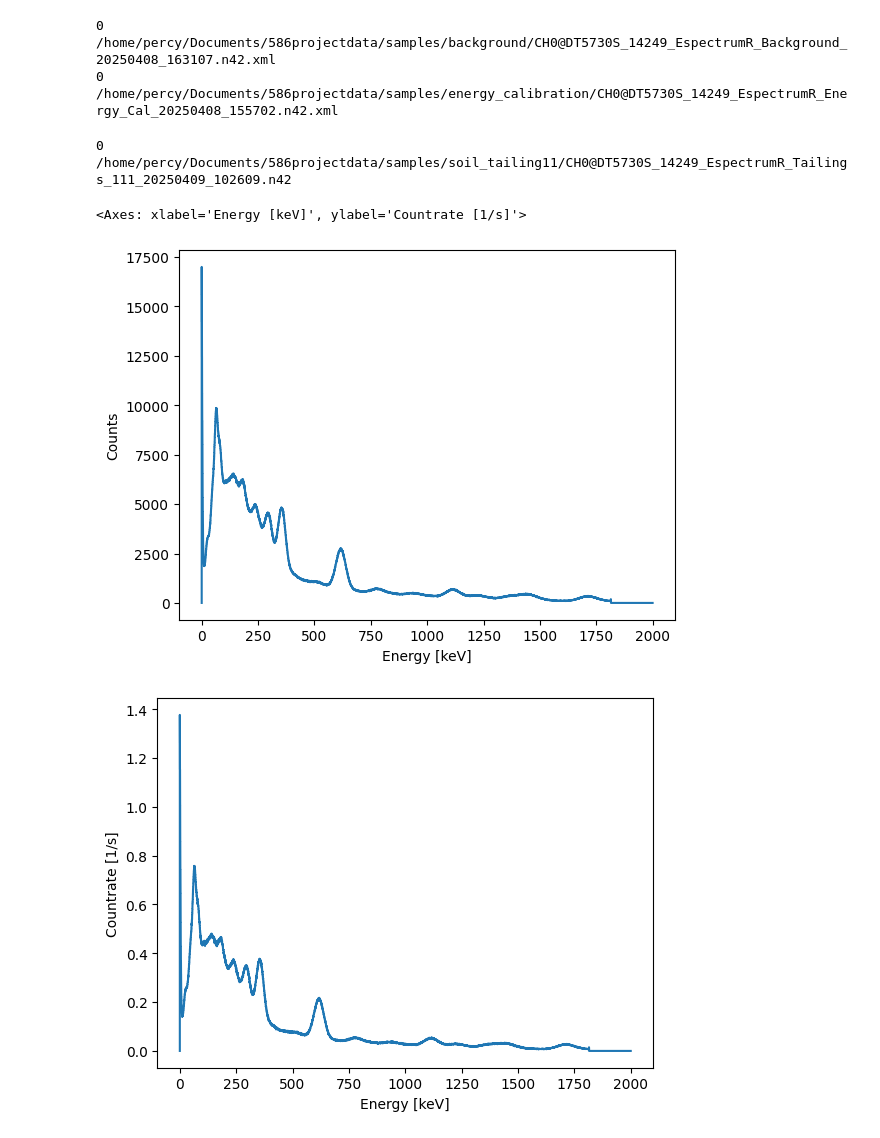
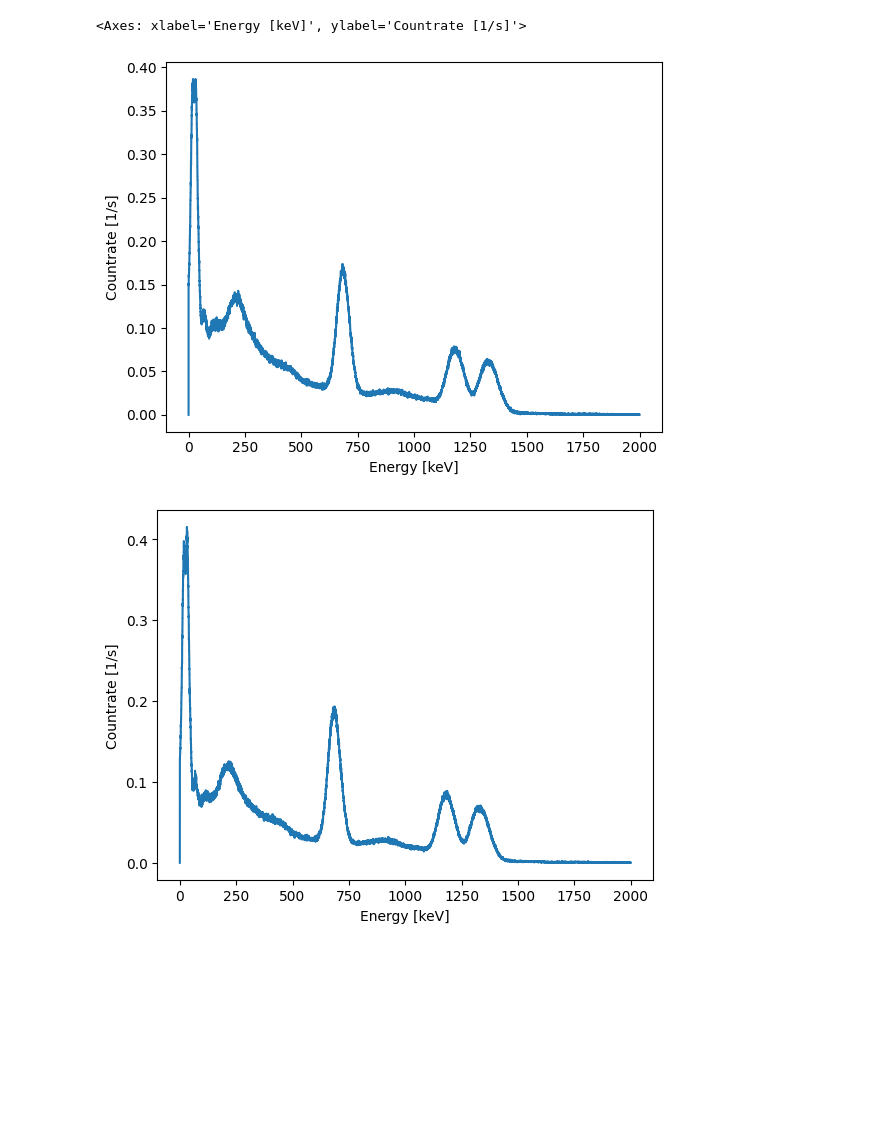
Before and after one commit to tunkleo/ners586soil, a Jupyter notebook: testground.ipynb, the cells around one changed output. Cells and saved outputs as stored; diff of their text form; code cells hidden in the pictures; blank space fills up the shorter version.

```diff
--- a/testground.ipynb
+++ b/testground.ipynb
@@ -9,31 +9,37 @@ from soilproject import *
-# %%
-background_n42_files = get_n42_paths("background")
-calibration_n42_files = get_n42_paths("energy_calibration")
-soil_tailings_n42_files = get_n42_paths("soil_tailing3")
-
-# read n42 files from sword 0
-background_spectra = [read_n42(file) for file in background_n42_files if get_sword_num(file) == 0]
-calibration_spectra = [read_n42(file) for file in calibration_n42_files if get_sword_num(file) == 0]
-soil_tailings_spectra = [read_n42(file) for file in soil_tailings_n42_files if get_sword_num(file) == 0]
-
-# print(calibration_spectra[0])
-# print(background_spectra[0])
-
-# diff = calibration_spectra[0] - background_spectra[0]
-
-
-soil_tailings_spectra[0].plot()
-
-diff = soil_tailings_spectra[0] - background_spectra[0]
-
-diff.plot()
-# %% [output]
-0
-/home/percy/Documents/586projectdata/samples/background/CH0@DT5730S_14249_EspectrumR_Background_20250408_163107.n42.xml
-0
-/home/percy/Documents/586projectdata/samples/energy_calibration/CH0@DT5730S_14249_EspectrumR_Energy_Cal_20250408_155702.n42.xml
-0
-/home/percy/Documents/586projectdata/samples/soil_tailing11/CH0@DT5730S_14249_EspectrumR_Tailings_111_20250409_102609.n42
-<Axes: xlabel='Energy [keV]', ylabel='Countrate [1/s]'>
-[figure, removed]
-[figure, removed]
+# %%
+bottle_1 = utils.get_corrected_spectrum("serial_2275411")
+bottle_2 = utils.get_corrected_spectrum("serial_2275412")
+bottle_3 = utils.get_corrected_spectrum("serial_2339311")
+bottle_4 = utils.get_corrected_spectrum("serial_2339312")
+bottle_5 = utils.get_corrected_spectrum("serial_2339314")
+
+bottle_1.plot()
+bottle_2.plot()
+bottle_3.plot()
+bottle_4.plot()
+bottle_5.plot()
+
+# soil_1 = utils.get_corrected_spectrum("soil_tailing11")
+# soil_1.plot()
+
+# soil_1_uncorrect = utils.get_uncorrected_spectrum("soil_tailing11")
+# soil_1_uncorrect.plot()
+
+# juicer = utils.get_corrected_spectrum("antique_juicer")
+# juicer.plot()
+
+# mug = utils.get_corrected_spectrum("antique_mug")
+# mug.plot()
+# mug_uncorrect = utils.get_uncorrected_spectrum("antique_mug")
+# mug_uncorrect.plot()
+
+# watch = utils.get_corrected_spectrum("antique_watch")
+# watch.plot()
+
+# soil_low = utils.get_corrected_spectrum("soil_tailing11")
+# soil_medium = utils.get_corrected_spectrum("soil_tailing3")
+# soil_high = utils.get_corrected_spectrum("soil_openpit")
+# %% [output]
+<Axes: xlabel='Energy [keV]', ylabel='Countrate [1/s]'>
+[figure, added]
+[figure, added]
```
Also changed, not shown: parts of 8 cells of this notebook, 52 other files.
